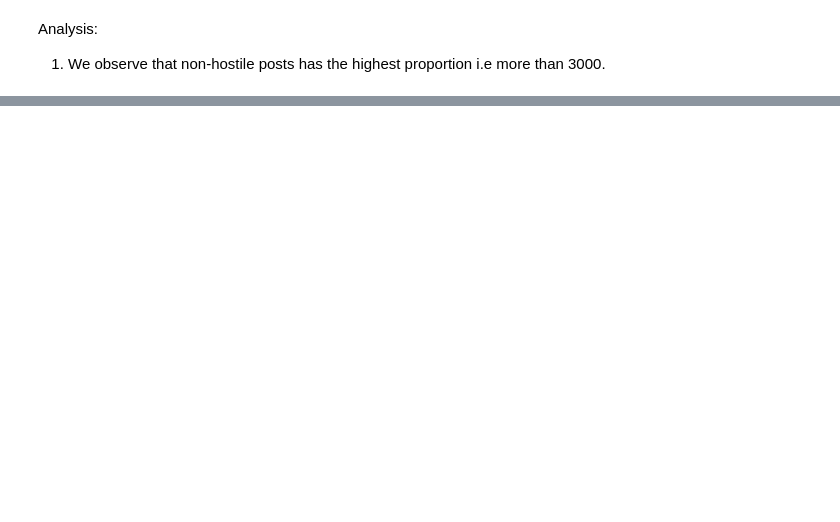
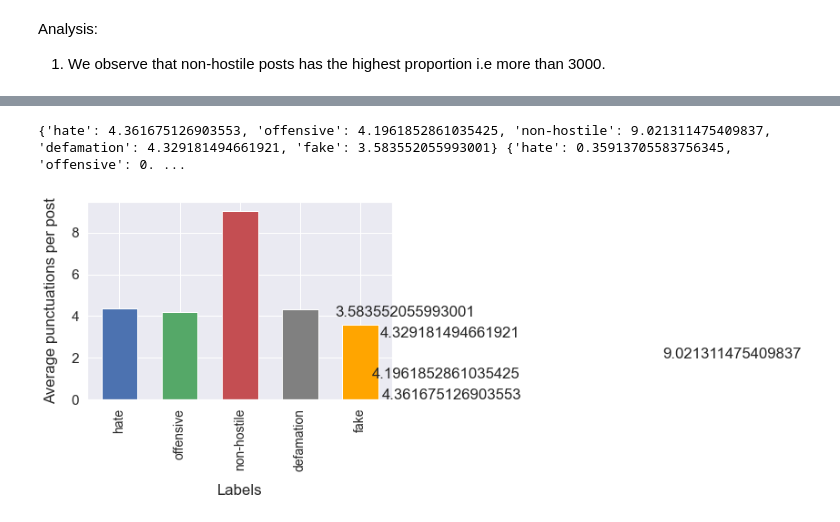
Before and after one commit to void-memories/Hostile-Post-Detection-in-Hindi, a Jupyter notebook: review2.ipynb, the cells around one changed output, grey strips where cells are left out. Cells and saved outputs as stored; diff of their text form; code cells hidden in the pictures; blank space fills up the shorter version.

Commit message:
graphs

```diff
--- a/review2.ipynb
+++ b/review2.ipynb
@@ -155,0 +267,69 @@ data
+# %%
+labelPost={}
+punchCnt={}
+hashCnt={}
+mentionCnt={}
+
+f=open("punctuations.txt","r")
+puch=set(f.read().split('\n'))
+
+
+for i in range(len(data['Post'])):
+    for j in list(data['Labels Set'][i].split(',')):
+        try:
+            labelPost[j].append(data['Post'][i])
+        except:
+            labelPost[j]=[(data['Post'][i])]
+
+
+#check for Punctuations
+
+for i in labelPost:
+    for j in labelPost[i]:
+        for char in j:
+            if char in puch:
+                try:
+                    punchCnt[i]+=1
+                except:
+                    punchCnt[i]=1
+
+for i in labelPost:
+    for j in labelPost[i]:
+        for char in j:
+            if char == '#':
+                try:
+                    hashCnt[i]+=1
+                except:
+                    hashCnt[i]=1
+
+for i in labelPost:
+    for j in labelPost[i]:
+        for char in j:
+            if char == '@':
+                try:
+                    mentionCnt[i]+=1
+                except:
+                    mentionCnt[i]=1
+
+for i in punchCnt:
+    punchCnt[i]/=len(labelPost[i])
+for i in hashCnt:
+    hashCnt[i]/=len(labelPost[i])
+for i in mentionCnt:
+    mentionCnt[i]/=len(labelPost[i])
+
+print(punchCnt,hashCnt,mentionCnt)
+# %% [output]
+{'hate': 4.361675126903553, 'offensive': 4.1961852861035425, 'non-hostile': 9.021311475409837, 'defamation': 4.329181494661921, 'fake': 3.583552055993001} {'hate': 0.35913705583756345, 'offensive': 0. ...
+# %%
+#avg punctuations
+plt.bar(punchCnt.keys(), punchCnt.values(), 0.6, color=['b','g','r','grey','orange'])
+plt.xlabel("Labels", labelpad=14)
+plt.ylabel("Average punctuations per post", labelpad=14)
+sb.set(font_scale=1.4)
+plt.xticks(fontsize=14, rotation=90)
+for index, value in enumerate(punchCnt.values()):
+    plt.text(value, index, str(value))
+plt.show()
+# %% [output]
+[figure, added]
```
Also changed, not shown: parts of 27 cells of this notebook.
